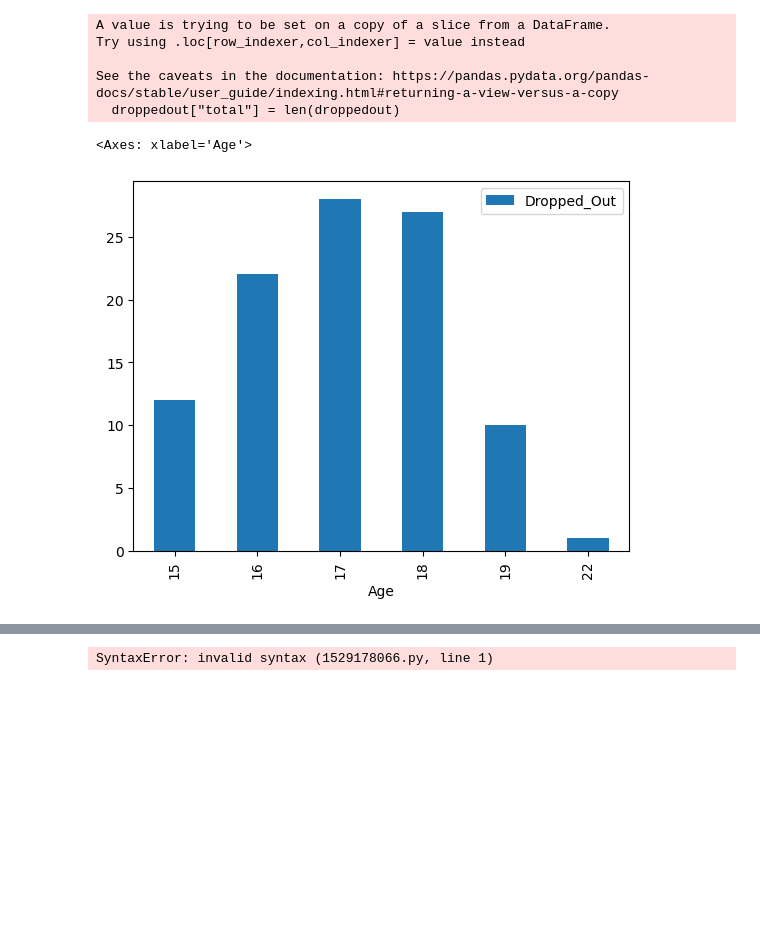
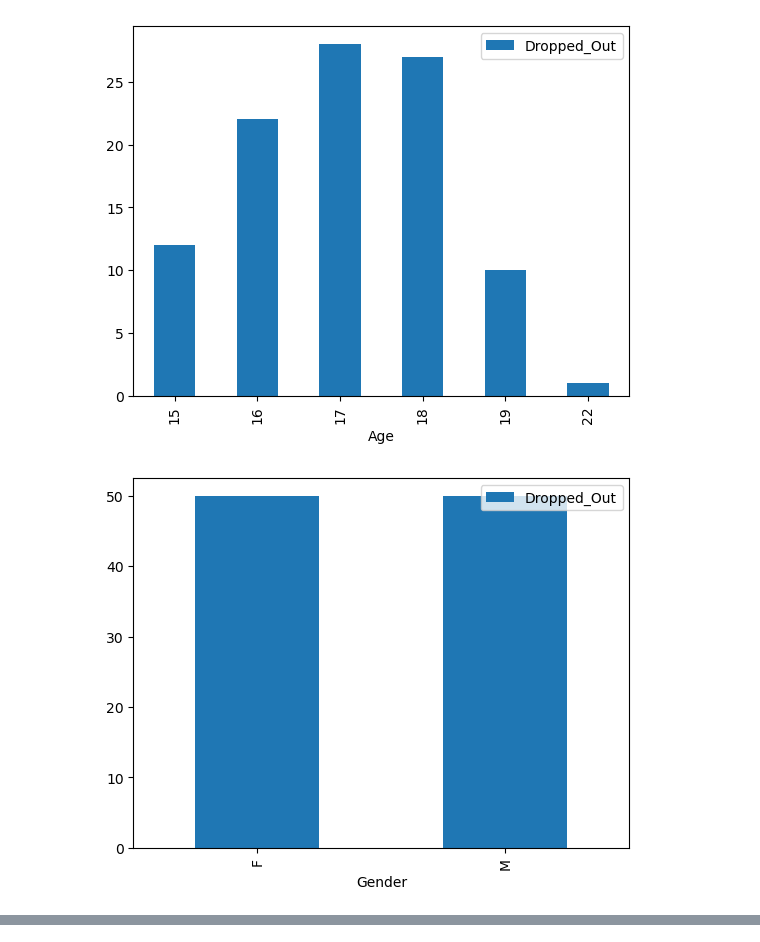
Before and after one commit to joannazhang4/Student-Dropout-Rates, a Jupyter notebook: read.ipynb, the cells around one changed output, grey strips where cells are left out. Saved outputs shown, nothing was run; the diff lists cells and outputs as text; code cells hidden in the pictures; blank space fills up the shorter version.

```diff
--- a/read.ipynb
+++ b/read.ipynb
@@ -1,18 +1,24 @@
 # %%
 import pandas as pd
-df = pd.read_csv("student dropout.csv")
+df = pd.read_csv("student_dropout.csv")
 inschool = df[df["Dropped_Out"] == False ]
 inschool
 droppedout = df[df["Dropped_Out"] == True]
 droppedout
-droppedout["total"] = len(droppedout)
-ageplot= droppedout.groupby("Age").agg("count").reset_index()
-ageplot.plot.bar(x="Age",y="Dropped_Out")g
+#droppedout["total"] = len(droppedout)
+age = droppedout.groupby("Age").agg("count").reset_index()
+#1 - Age
+ageplot1= age.plot.bar(x="Age",y="Dropped_Out")
+#2- Gender
+genderplot= droppedout.groupby("Gender").agg("count").reset_index()
+genderplot1 = genderplot.plot.bar(x="Gender",y="Dropped_Out")
+ #3 - Parental Status
+parentalplot= droppedout.groupby("Parental_Status").agg("count").reset_index()
+parentalplot1 = parentalplot.plot.bar(x="Parental_Status",y="Dropped_Out")
+#4- Weekday Alcohol Constumption
+wacplot = droppedout.groupby("Weekday_Alcohol_Consumption").agg("count").reset_index()
+wacplot
+wacplot1 = wacplot.plot.bar(x="Weekday_Alcohol_Consumption",y="Dropped_Out")
 # %% [output]
-A value is trying to be set on a copy of a slice from a DataFrame.
-Try using .loc[row_indexer,col_indexer] = value instead
-
-See the caveats in the documentation: https://pandas.pydata.org/pandas-docs/stable/user_guide/indexing.html#returning-a-view-versus-a-copy
-  droppedout["total"] = len(droppedout)
-<Axes: xlabel='Age'>
 [figure]
+[figure, added]
@@ -19,4 +26,0 @@ See the caveats in the documentation: https://pandas.pydata.org/pandas-docs/stab
-# %%
-git add -u
-# %% [output]
-SyntaxError: invalid syntax (1529178066.py, line 1)
```
Also changed, not shown: parts of 1 cell of this notebook.
